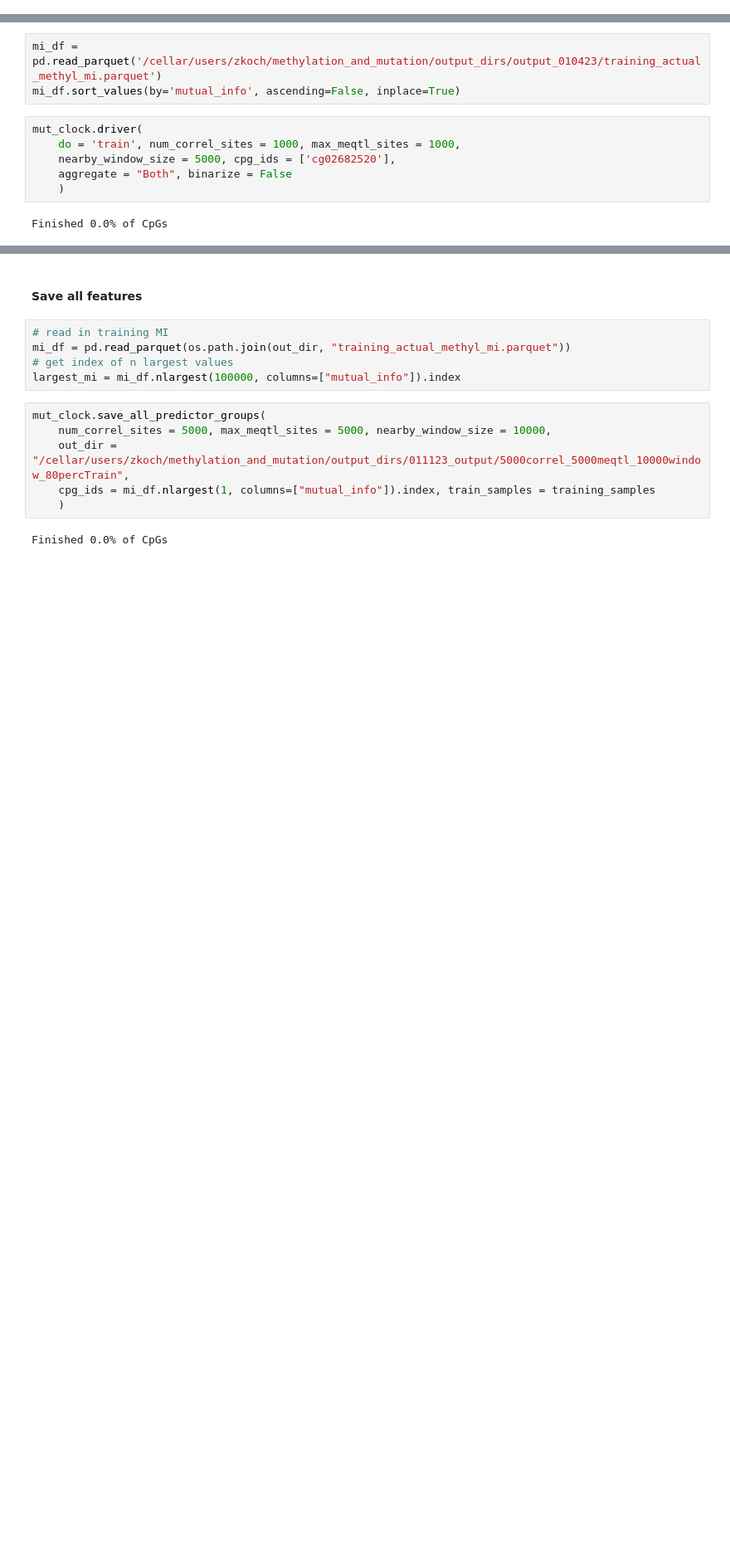
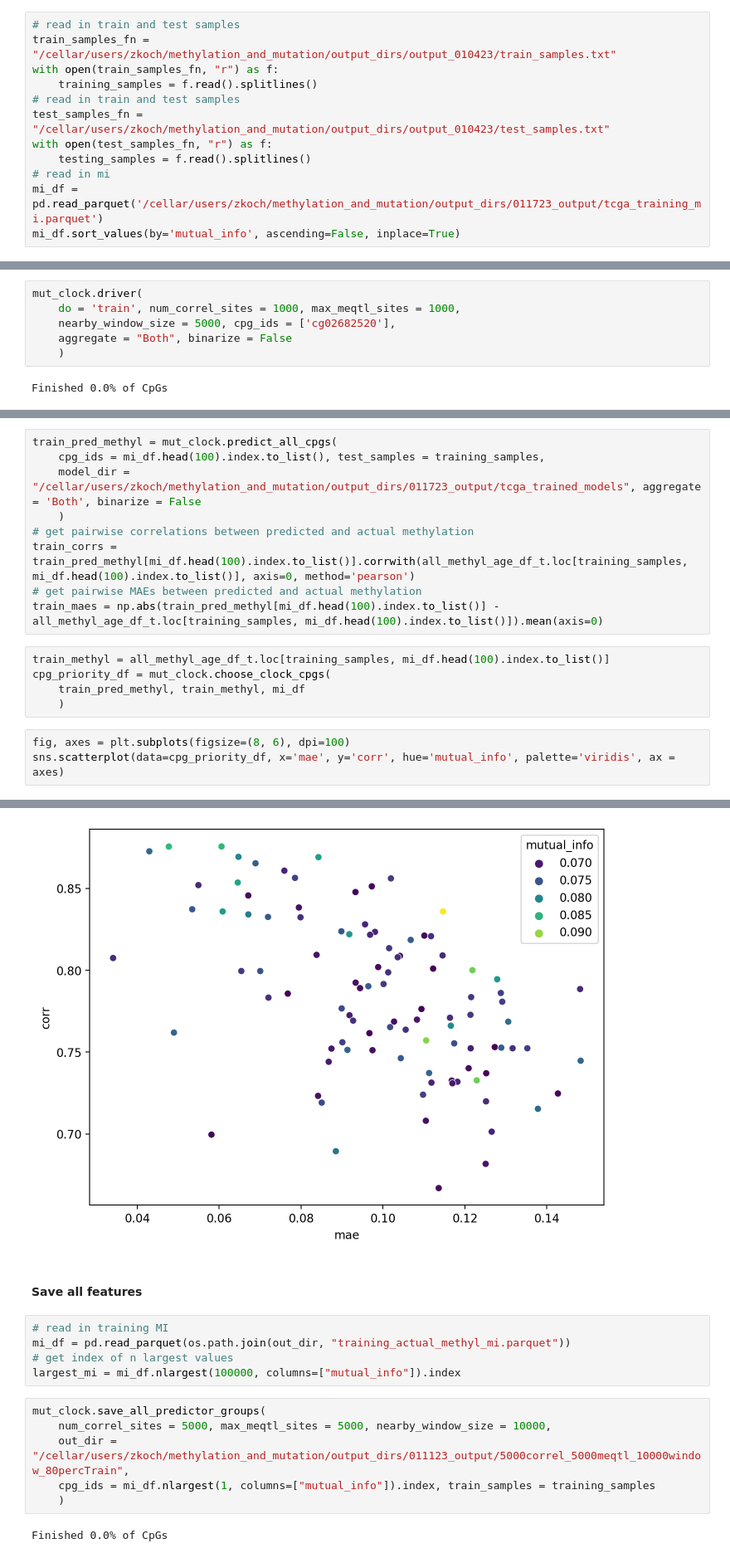
Before and after one commit to zanekoch/methylation_and_mutation, a Jupyter notebook: mut_clock_dev.ipynb, the cells around one changed output, grey strips where cells are left out. Shown at 83% size. Drawn from its saved outputs; the diff is of its cells as text; blank space fills up the shorter version.

Commit message:
cpg prioritization by mi and predictability

```diff
--- a/mut_clock_dev.ipynb
+++ b/mut_clock_dev.ipynb
@@ -61,2 +60,14 @@ both.sort_values('r2_diff', ascending=False, inplace=True)
+# %%
+# read in train and test samples
+train_samples_fn = "/cellar/users/zkoch/methylation_and_mutation/output_dirs/output_010423/train_samples.txt"
+with open(train_samples_fn, "r") as f:
+    training_samples = f.read().splitlines()
+# read in train and test samples
+test_samples_fn = "/cellar/users/zkoch/methylation_and_mutation/output_dirs/output_010423/test_samples.txt"
+with open(test_samples_fn, "r") as f:
+    testing_samples = f.read().splitlines()
+# read in mi
+mi_df = pd.read_parquet('/cellar/users/zkoch/methylation_and_mutation/output_dirs/011723_output/tcga_training_mi.parquet')
+mi_df.sort_values(by='mutual_info', ascending=False, inplace=True)
 # %% [markdown]
 #### Mut clock
@@ -70,9 +78,6 @@ mut_clock = somatic_mut_clock.mutationClock(
     all_methyl_age_df_t,
     output_dir = "/cellar/users/zkoch/methylation_and_mutation/output_dirs/011723_output"
     )
-# %%
-mi_df = pd.read_parquet('/cellar/users/zkoch/methylation_and_mutation/output_dirs/output_010423/training_actual_methyl_mi.parquet')
-mi_df.sort_values(by='mutual_info', ascending=False, inplace=True)
 # %%
 mut_clock.driver(
     do = 'train', num_correl_sites = 1000, max_meqtl_sites = 1000,
@@ -135,0 +89,18 @@ with open(test_samples_fn, "r") as f:
+# %%
+train_pred_methyl = mut_clock.predict_all_cpgs(
+    cpg_ids = mi_df.head(100).index.to_list(), test_samples = training_samples,
+    model_dir = "/cellar/users/zkoch/methylation_and_mutation/output_dirs/011723_output/tcga_trained_models", aggregate = 'Both', binarize = False
+    )
+# get pairwise correlations between predicted and actual methylation
+train_corrs = train_pred_methyl[mi_df.head(100).index.to_list()].corrwith(all_methyl_age_df_t.loc[training_samples, mi_df.head(100).index.to_list()], axis=0, method='pearson')
+# get pairwise MAEs between predicted and actual methylation
+train_maes = np.abs(train_pred_methyl[mi_df.head(100).index.to_list()] - all_methyl_age_df_t.loc[training_samples, mi_df.head(100).index.to_list()]).mean(axis=0)
+# %%
+train_methyl = all_methyl_age_df_t.loc[training_samples, mi_df.head(100).index.to_list()]
+cpg_priority_df = mut_clock.choose_clock_cpgs(
+    train_pred_methyl, train_methyl, mi_df
+    )
+# %%
+fig, axes = plt.subplots(figsize=(8, 6), dpi=100)
+sns.scatterplot(data=cpg_priority_df, x='mae', y='corr', hue='mutual_info', palette='viridis', ax = axes)
+# %% [output]
@@ -136,3 +108,4 @@ with open(test_samples_fn, "r") as f:
+[figure, added]
 # %% [markdown]
 #### Save all features
 # %%
```
Also changed, not shown: parts of 11 cells of this notebook, 2 other files.
